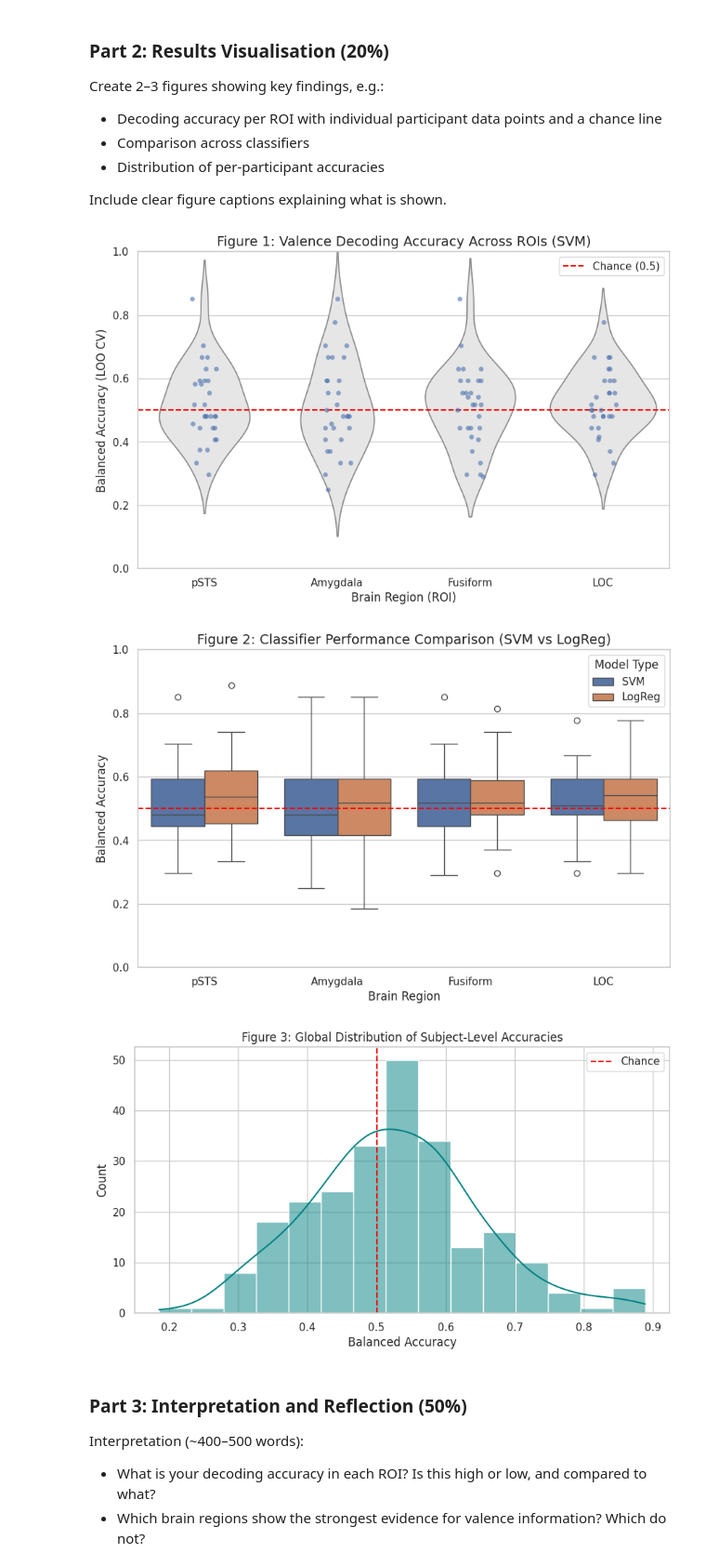
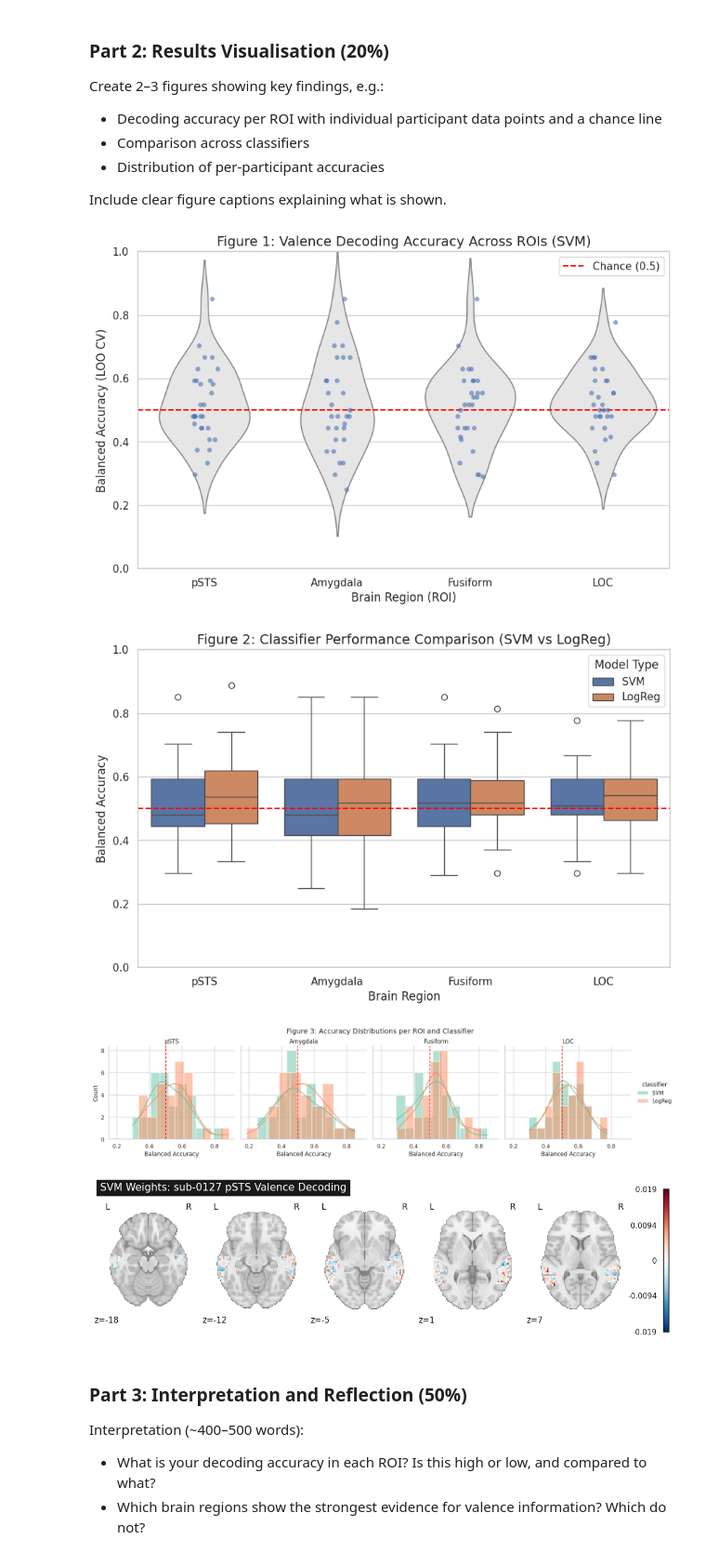
Before and after one commit to EmilienPelosse/MVPA, a Jupyter notebook: MVPA_Report2.ipynb, the cells around one changed output. Shown at 93% size. Cells and saved outputs as stored; diff of their text form; code cells hidden in the pictures.

```diff
--- a/MVPA_Report2.ipynb
+++ b/MVPA_Report2.ipynb
@@ -372,41 +406,86 @@ ax1.axhline(0.5, ls='--', color='red', linewidth=1.5, label='Chance (0.5)')
 
 ax1.set_title('Figure 1: Valence Decoding Accuracy Across ROIs (SVM)', fontsize=14)
 ax1.set_ylabel('Balanced Accuracy (LOO CV)')
 ax1.set_xlabel('Brain Region (ROI)')
 ax1.set_ylim(0, 1)
 plt.legend()
 plt.show()
 
 # --- Figure 2: Comparison Across Classifiers ---
 # This figure tests if the choice of model (SVM vs Logistic Regression) impacts performance.
 
 plt.figure(figsize=(10, 6))
 ax2 = sns.boxplot(data=full_results_df, x='roi', y='accuracy', hue='classifier')
 
 # Add the chance line
 ax2.axhline(0.5, ls='--', color='red', linewidth=1.5)
 
 ax2.set_title('Figure 2: Classifier Performance Comparison (SVM vs LogReg)', fontsize=14)
 ax2.set_ylabel('Balanced Accuracy')
 ax2.set_xlabel('Brain Region')
 ax2.set_ylim(0, 1)
 plt.legend(title='Model Type')
 plt.show()
 
 # --- Figure 3: Distribution of Per-Participant Accuracies ---
 # A histogram to show the overall spread of decoding success across the whole experiment.
+# Updated Figure 3: Distribution faceted by ROI
+g = sns.FacetGrid(full_results_df, col="roi", hue="classifier", palette="Set2", height=4)
+g.map(sns.histplot, "accuracy", bins=10, alpha=0.5, kde=True)
+g.add_legend()
 
-plt.figure(figsize=(10, 5))
-sns.histplot(full_results_df, x='accuracy', bins=15, kde=True, color='teal')
-plt.axvline(0.5, color='red', linestyle='--', label='Chance')
-plt.title('Figure 3: Global Distribution of Subject-Level Accuracies')
-plt.xlabel('Balanced Accuracy')
-plt.legend()
+# Add chance line to each subplot
+for ax in g.axes.flat:
+    ax.axvline(0.5, color='red', linestyle='--')
+
+g.set_titles("{col_name}")
+g.set_axis_labels("Balanced Accuracy", "Count")
+plt.subplots_adjust(top=0.85)
+g.fig.suptitle('Figure 3: Accuracy Distributions per ROI and Classifier')
 plt.show()
+
+from nilearn import plotting
+
+# --- Figure 4: SVM Weight Map Visualisation ---
+# This demonstrates which specific voxels in the pSTS were most
+# influential in the classifier's decision for one example subject.
+
+# 1. Prepare data for a single subject (Subject 0) in the pSTS
+sub_example = subjects[0]
+sub_dir = os.path.join(DATA_DIR, sub_example)
+betas_img = nib.load(os.path.join(sub_dir, f'{sub_example}_{TASK}_desc-LSA_betas.nii.gz'))
+labels_df = pd.read_csv(os.path.join(sub_dir, f'{sub_example}_{TASK}_desc-LSA_labels.tsv'), sep='\t')
+
+# 2. Re-create the mask for this specific subject
+roi_resampled = resample_to_img(sts_mask_mni, betas_img, interpolation='nearest')
+sub_mask_img = nib.load(os.path.join(sub_dir, f'{sub_example}_{TASK}_desc-LSA_mask.nii.gz'))
+sub_mask_resampled = resample_to_img(sub_mask_img, betas_img, interpolation='nearest')
+combined = math_img('(img1 > 0) & (img2 > 0)', img1=roi_resampled, img2=sub_mask_resampled)
+
+# 3. Transform to feature matrix
+example_masker = NiftiMasker(mask_img=combined, standardize=False)
+X_ex = example_masker.fit_transform(betas_img)
+keep = labels_df['valence'].isin([POSITIVE, NEGATIVE]).values
+X_ex = X_ex[keep]
+y_ex = labels_df.loc[keep, 'valence'].values
+
+# 4. Train the SVM model on this subject's data
+example_pipe = Pipeline([('scaler', StandardScaler()), ('clf', SVC(kernel='linear', C=1.0))])
+example_pipe.fit(X_ex, y_ex)
+
+# 5. Extract weights and map back to 3D space
+svc_weights = example_pipe.named_steps['clf'].coef_
+weight_img = example_masker.inverse_transform(svc_weights)
+
+# 6. Plot the results
+plotting.plot_stat_map(weight_img, title=f'SVM Weights: {sub_example} pSTS Valence Decoding',
+                       display_mode='z', cut_coords=5, colorbar=True)
+plt.show()
 # %% [output]
-[figure, old version]
+[figure, new version]
 [figure]
-[figure, old version]
+[figure, new version]
+[figure, added]
 # %% [markdown]
 ### Part 3: Interpretation and Reflection (50%)
 
```
Also changed, not shown: parts of 3 cells of this notebook.
